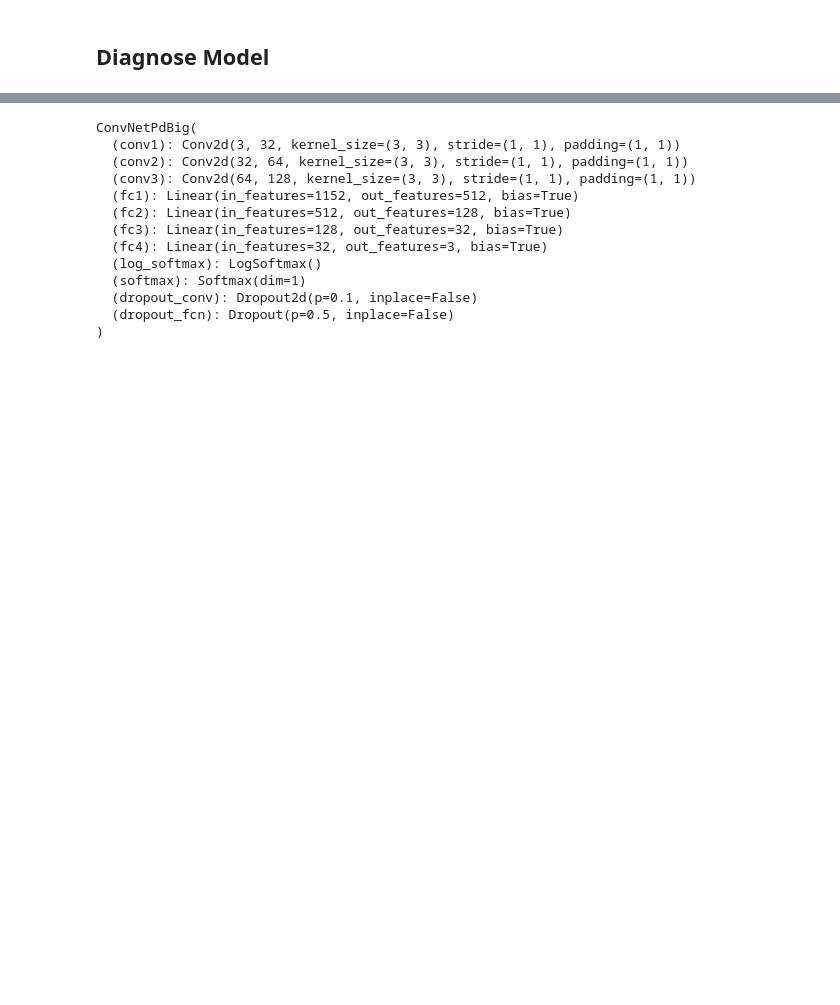
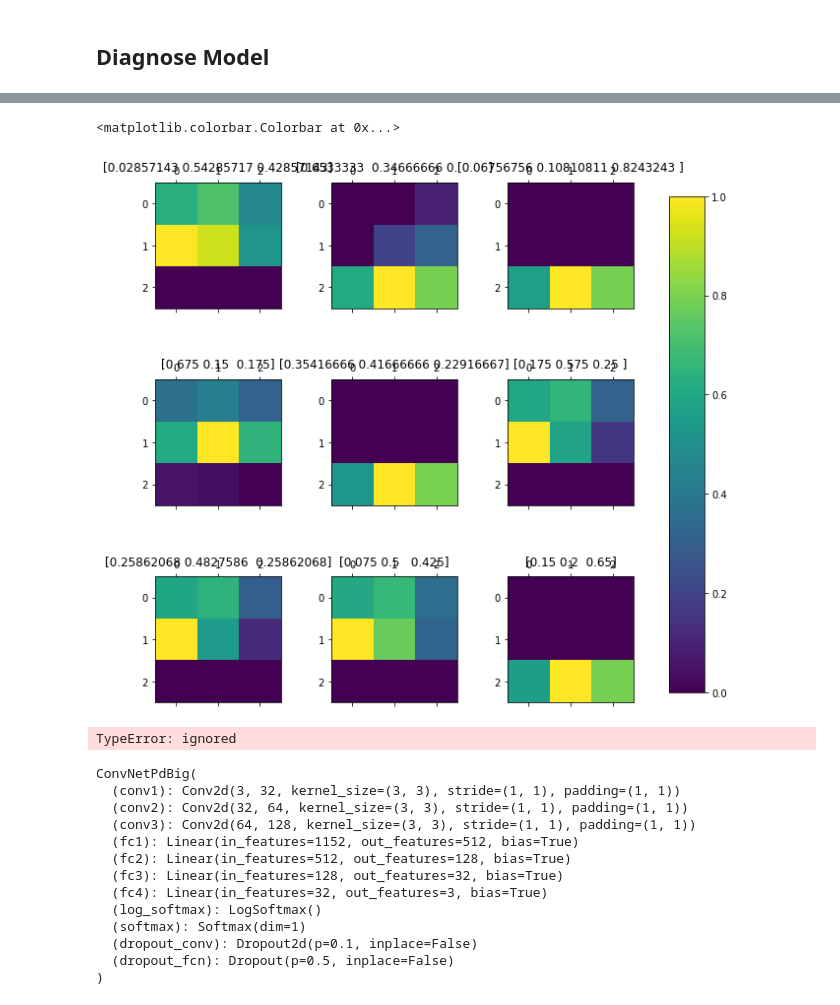
Before and after one commit to mzio/bimatrix-game-net, a Jupyter notebook: notebooks/2.0-mz-convolutional_regression.ipynb, the cells around one changed output, grey strips where cells are left out. Saved outputs shown, nothing was run; the diff lists cells and outputs as text; code cells hidden in the pictures; blank space fills up the shorter version.

```diff
--- a/notebooks/2_0_mz_convolutional_regression.ipynb
+++ b/notebooks/2.0-mz-convolutional_regression.ipynb
@@ -1390,0 +1580,15 @@ Epoch 199 | Training Loss: 0.783641 | Quad Loss: 7.206026 | Acc: 0.957500 | Val
+# %%
+# Visualize
+fig = plt.figure(figsize=(10, 10))
+fig.subplots_adjust(hspace=0.4, wspace=0.4)
+for i in range(1, len(labels) + 1):
+    ax = fig.add_subplot(3, 3, i)
+    viz = ax.matshow(heatmaps[i - 1].squeeze().detach().cpu().numpy())
+    ax.title.set_text('{}'.format(labels[i - 1]))
+
+fig.subplots_adjust(right=0.8)
+cbar_ax = fig.add_axes([0.85, 0.15, 0.05, 0.7])
+fig.colorbar(viz, cbar_ax)
+# %% [output]
+<matplotlib.colorbar.Colorbar at 0x...>
+[figure, added]
@@ -1390,0 +1598,4 @@ Epoch 199 | Training Loss: 0.783641 | Quad Loss: 7.206026 | Acc: 0.957500 | Val
+# %%
+model_row_h(samples)
+# %% [output]
+TypeError: ignored
```
Also changed, not shown: parts of 25 cells of this notebook.
